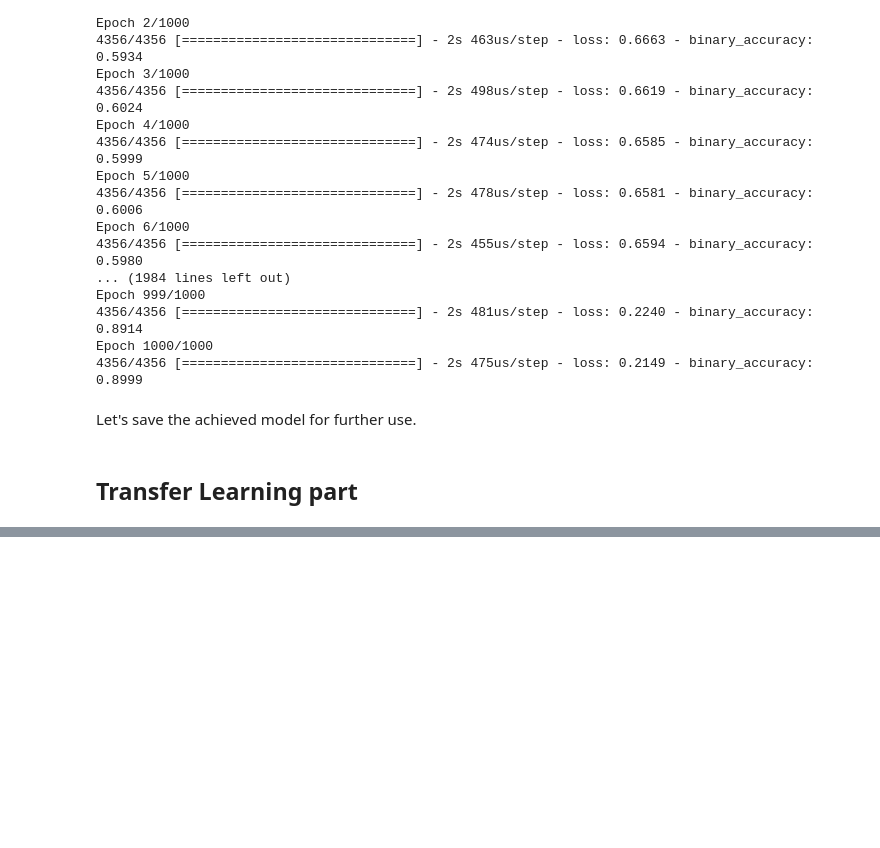
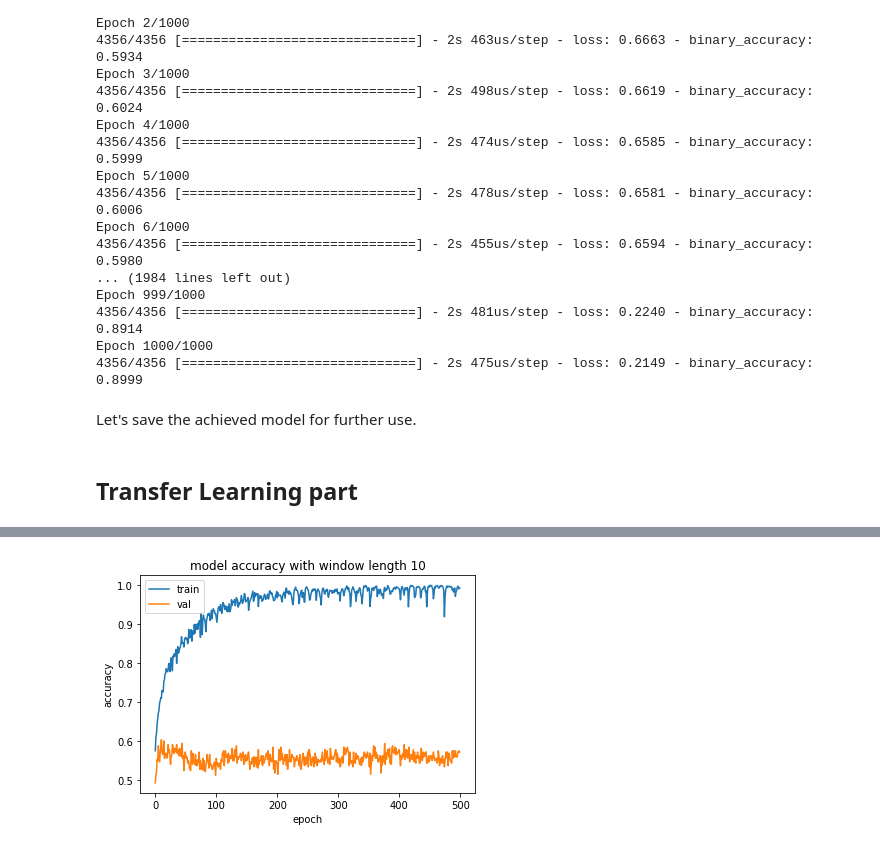
Before and after one commit to Ayazdani1997/stock-feature-prediction-final-pro, a Jupyter notebook: Phase1_OCHLV.ipynb, the cells around one changed output, grey strips where cells are left out. Saved outputs shown, nothing was run; the diff lists cells and outputs as text; code cells hidden in the pictures; blank space fills up the shorter version.

```diff
--- a/Phase1_OCHLV.ipynb
+++ b/Phase1_OCHLV.ipynb
@@ -808,0 +811,7 @@ model.save(join(COLAB_DIR,'model.h5'))
+# %%
+stock_with_second_max_trading_days = ten_stocks_with_max_trading_days['TICKER'].iloc[1]
+# %%
+train_start = pandas.to_datetime('20100101', format='%Y%m%d', errors='ignore')
+train_end = pandas.to_datetime('20160719', format='%Y%m%d', errors='ignore')
+test_start = pandas.to_datetime('20170101', format='%Y%m%d', errors='ignore')
+test_end = pandas.to_datetime('20180101', format='%Y%m%d', errors='ignore')
@@ -808,0 +820,9 @@ model.save(join(COLAB_DIR,'model.h5'))
+# %%
+from keras.models import load_model
+
+training_data, training_labels, testing_data, testing_labels = \
+      generate_datasets_for_model(data, stock_with_second_max_trading_days, train_start, train_end, test_start, test_end)
+
+base_model = build_model(training_data.shape, optimizer)
+base_model.load_weights(join(COLAB_DIR,'model.h5'))
+base_model.summary()
@@ -808,0 +847,5 @@ model.save(join(COLAB_DIR,'model.h5'))
+# %%
+history = base_model.fit(training_data, training_labels,
+                    batch_size=32,
+                    epochs=500,
+                    validation_split=0.2)
@@ -808,0 +870,10 @@ model.save(join(COLAB_DIR,'model.h5'))
+# %%
+plt.plot(history.history['binary_accuracy'])
+plt.plot(history.history['val_binary_accuracy'])
+plt.title('model accuracy with window length 10')
+plt.ylabel('accuracy')
+plt.xlabel('epoch')
+plt.legend(['train', 'val'], loc='upper left')
+plt.show()
+# %% [output]
+[figure, added]
```
Also changed, not shown: parts of 16 cells of this notebook.
